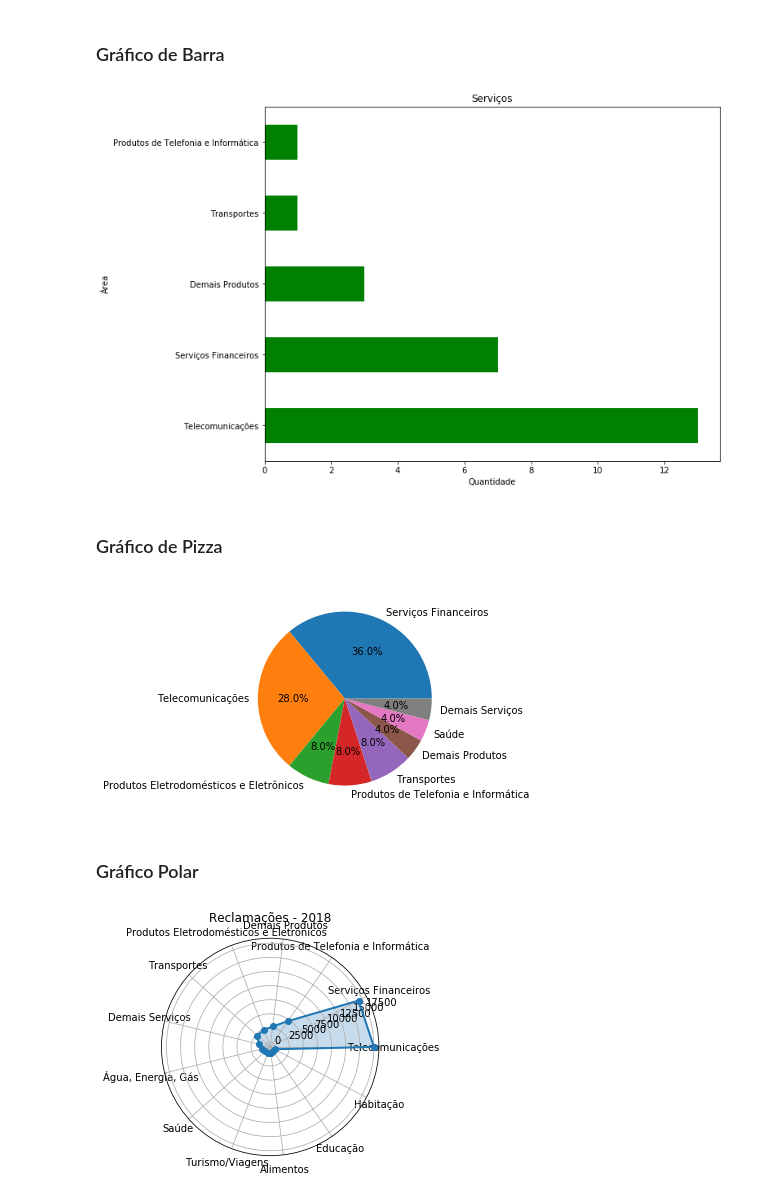
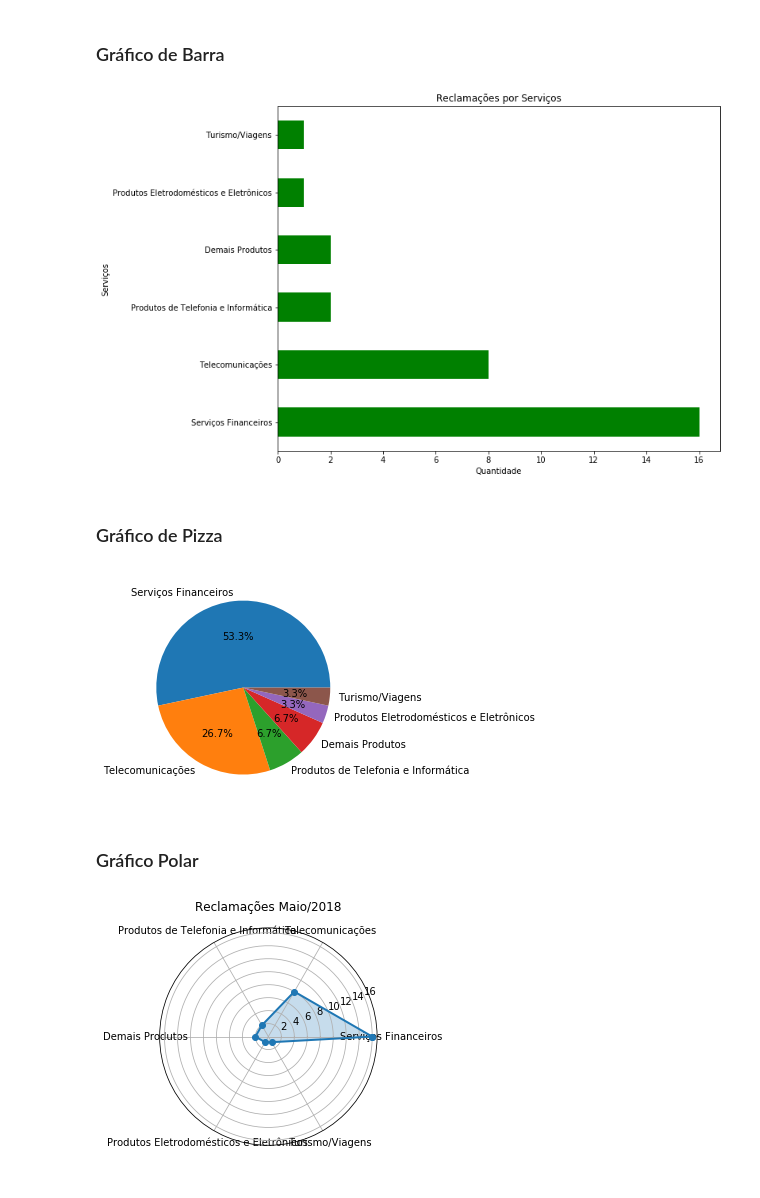
Before and after one commit to marcostark/estatistica-exploratoria, a Jupyter notebook: qualitativos.ipynb, the cells around one changed output. Saved outputs shown, nothing was run; the diff lists cells and outputs as text; code cells hidden in the pictures.

Commit message:
Qualitativos concluidos

```diff
--- a/qualitativos.ipynb
+++ b/qualitativos.ipynb
@@ -133,19 +129,16 @@ df = df.round({'Quant. da Amostra': 0})
 # %%
 from collections import Counter
 
-#lista = celulares['Marca']
-#lista = celulares['Marca'].value_counts()
-#lista
+COLUNA1 = 'Serviço'
+COLUNA2 = 'Quantidade'
 
-#celulares = pd.read_csv('bases/celulares.csv',encoding='latin1')
+tabela = pd.read_csv('dataset_gerados/qualitativos/amostra_aleatoria.csv',encoding='utf-8')
+tabela = tabela['Servico']
 
-tabela_frequencia = Counter(data).most_common(len(data))
-#tabela_frequencia = Counter(celulares).most_common(len(celulares))
+tabela_frequencia = Counter(tabela).most_common(len(tabela))
 
-df = pd.DataFrame(tabela_frequencia, columns=['Servico','Quantidade'])
-df.to_csv('dataset_gerados/tabela_frequencia.csv')
+df = pd.DataFrame(tabela_frequencia, columns=[COLUNA1,COLUNA2])
+#df.to_csv('dataset_gerados/tabela_frequencia.csv')
+df.to_csv('dataset_gerados/amostra_aleatoria_frequencia.csv')
 df
-
-# Descrição dos dados
-#df.describe()
 # %% [output]
@@ -181,25 +171,30 @@ Text(0,0.5,'Quantidade')
 # %% [markdown]
 ### Gráfico de Barra
 # %%
-grafico_barra = servicos['Servico'].value_counts().plot(kind='barh',figsize=(10,8), grid = False, rot = 0, color='green')
-plt.title('Serviços')
-plt.xlabel('Quantidade')
-plt.ylabel('Área')
+TITULO_GRAFICO = 'Reclamações por Serviços'
+XLABEL = 'Quantidade'
+YLABEL = 'Serviços'
+
+grafico_barra = tabela1[COLUNA].value_counts().plot(kind='barh',figsize=(10,8), grid = False, rot = 0, color='green')
+plt.title(TITULO_GRAFICO)
+plt.xlabel(XLABEL)
+plt.ylabel(YLABEL)
 plt.show()
 # %% [output]
-[figure, old version]
+[figure, new version]
 # %% [markdown]
 ### Gráfico de Pizza
 # %%
 from matplotlib.gridspec import GridSpec
 
-grafico_pizza_df = pd.read_csv('dataset_gerados/tabela_frequencia_servicos.csv',sep=',',encoding='utf-8')
-#print(df)
+grafico_pizza_df = pd.read_csv('dataset_gerados/qualitativos/amostra_aleatoria_frequencia.csv',sep=',',encoding='utf-8')
+COLUNA1 = 'Serviço'
+COLUNA2 = 'Quantidade'
 
 the_grid = GridSpec(1, 1)
 
-labels = grafico_pizza_df['Servico']
-fracs = grafico_pizza_df['Quantidade']
+labels = grafico_pizza_df[COLUNA1]
+fracs = grafico_pizza_df[COLUNA2]
 
 plt.subplot(the_grid[0, 0], aspect=1)
 
@@ -208,47 +203,44 @@ plt.pie(fracs, labels=labels, autopct='%1.1f%%')
 
 plt.show()
 # %% [output]
-[figure, old version]
+[figure, new version]
 # %% [markdown]
 ### Gráfico Polar
 # %%
 import matplotlib.pyplot as plt
 from math import pi
 import pandas as pd
 import numpy as np
-#!pip install seaborn
 import seaborn as sns
 
-#df=pd.read_csv("Pokemon.csv")
+TITULO_GRAFICO_POLAR = "Reclamações Maio/2018"
+COLUNA1 = 'Serviço'
+COLUNA2 = 'Quantidade'
 
 #df2=pd.read_csv("bases/aulas/tabela_frequencia_estados.csv")
 
 # Pegando a linha com os labels
-labels = list(df['Servico'])
+labels = list(df[COLUNA1])
 
 # Pegando os valores correspondentes aos labels
-stats = list(df['Quantidade'])
-
-# Usado para selecionar valores de uma determinada linha
-# labels=np.array(['HP', 'Attack', 'Defense', 'Sp. Atk', 'Sp. Def', 'Speed'])
-# stats = df.loc [ 386 , labels] .values
+stats = list(df[COLUNA2])
 
 # Gerando os angulos
 angles = np.linspace(0, 2*np.pi, len(labels), endpoint=False)# Set the angle
 
 # Usado para criar uma area fechada para o gráfico polar
 stats=np.concatenate((stats,[stats[0]]))
 angles=np.concatenate((angles,[angles[0]]))
 
 fig=plt.figure()
 ax = fig.add_subplot(111, polar=True)   # Definindo o eixo axial
 ax.plot(angles, stats, 'o-', linewidth=2)  # Desenhando o gráfico
 ax.fill(angles, stats, alpha=0.25)  # Procurar a area
 ax.set_thetagrids(angles * 180/np.pi, labels)  # Definindo o rótulo para cada eixo do gráfico
-ax.set_title("Reclamações - 2018") # Titulo do gráfico
-#ax.set_title([df.loc[386,"Name"]])  # Set the pokemon's name as the title
+ax.set_title(TITULO_GRAFICO_POLAR) # Titulo do gráfico
+#ax.set_title([df.loc[386,"Name"]])  # Seta o item name com o titulo
 
 #ax.set_rlim(0,250) # Setar valor maximo para valores dos circulos
 ax.grid(True)
 # %% [output]
-[figure, old version]
+[figure, new version]
```
Also changed, not shown: parts of 5 cells of this notebook, 6 other files.
